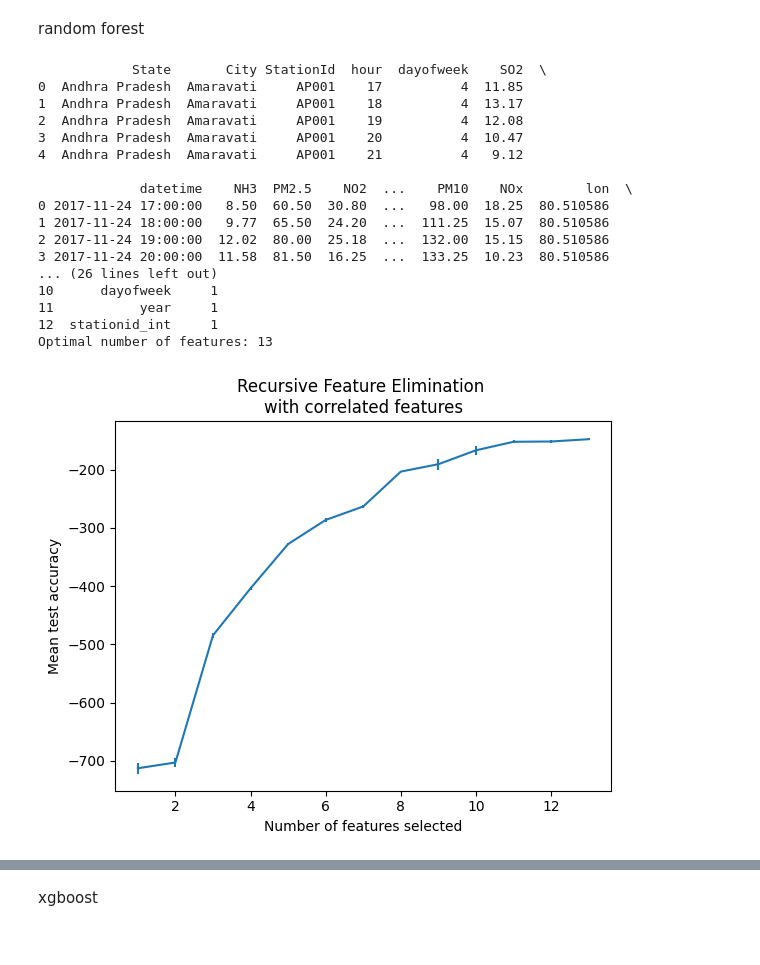
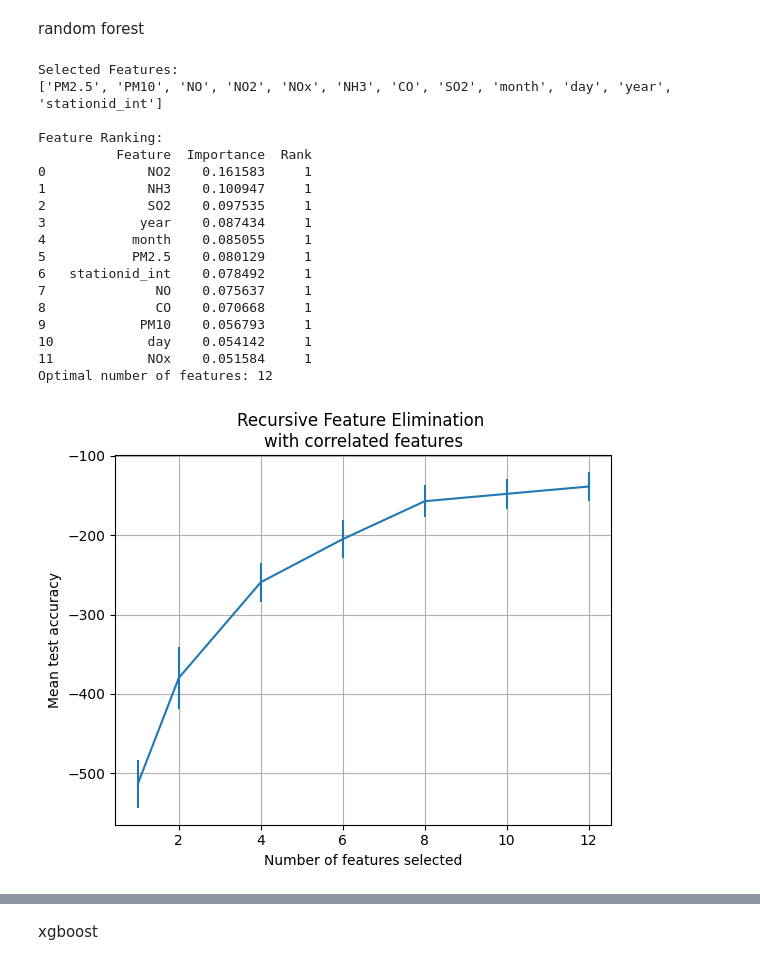
Before and after one commit to AlexRarinca/Air_Quality_Prediction, a Jupyter notebook: air_quality_all.ipynb, the cells around one changed output, grey strips where cells are left out. Drawn from its saved outputs; the diff is of its cells as text; code cells hidden in the pictures.

```diff
--- a/air_quality_all.ipynb
+++ b/air_quality_all.ipynb
@@ -39,17 +39,20 @@ from sklearn import preprocessing
 Reading in data
 # %%
 # Loading the dataset
-df = pd.read_csv('India_complete.csv', low_memory=False)
+df = pd.read_csv('India_complete_day.csv', low_memory=False)
 
 # Parse datetime
 df['datetime'] = pd.to_datetime(df['datetime'])
 
 # Extract useful time features
-df['hour'] = df['datetime'].dt.hour
+#df['hour'] = df['datetime'].dt.hour
 df['month'] = df['datetime'].dt.month
 df['day'] = df['datetime'].dt.day
 df['dayofweek'] = df['datetime'].dt.dayofweek
-df['year'] = df['datetime'].dt.year - df['datetime'].dt.year.min()
+df['year'] = df['datetime'].dt.year
+# convert StationId to integer labels
+df['stationid_int'], uniques = pd.factorize(df['StationId'])
+
 
 # Displaying the first few rows of the dataframe
 print(df.head())
@@ -827,6 +869,7 @@ def recursive_feature_elimination_forest(X_train, y_train):
     min_features_to_select = 1  # Minimum number of features to consider
     clf = RandomForestRegressor(
             n_estimators=100,
+            n_jobs=-1
     )
 
     rfecv = RFECV(
@@ -834,64 +877,71 @@ def recursive_feature_elimination_forest(X_train, y_train):
         step=1,
         scoring='neg_mean_squared_error',
         min_features_to_select=min_features_to_select,
-        n_jobs=2,
+        cv=KFold(5, shuffle=True, random_state=42),
+        n_jobs=-1,
         verbose = 1
     )
     rfecv.fit(X_train, y_train)
 
-    feature_names = X_train.columns  # assuming X_train is a DataFrame
+
+    # Extract selected & ranked features
+    feature_names = X_train.columns
     selected_features = feature_names[rfecv.support_]
+    feature_importances = rfecv.estimator_.feature_importances_
     ranked_features = pd.DataFrame({
         "Feature": feature_names,
+        "Importance": feature_importances,
         "Rank": rfecv.ranking_
-    }).sort_values("Rank")
+    }).sort_values("Importance", ascending=False).reset_index(drop=True)
+
 
     print("\nSelected Features:")
     print(selected_features.tolist())
 
     print("\nFeature Ranking:")
     print(ranked_features)
 
 
     print(f"Optimal number of features: {rfecv.n_features_}")
 
     data = {
         key: value
         for key, value in rfecv.cv_results_.items()
         if key in ["n_features", "mean_test_score", "std_test_score"]
     }
     cv_results = pd.DataFrame(data)
     plt.figure()
     plt.xlabel("Number of features selected")
     plt.ylabel("Mean test accuracy")
     plt.errorbar(
         x=cv_results["n_features"],
         y=cv_results["mean_test_score"],
         yerr=cv_results["std_test_score"],
     )
     plt.title("Recursive Feature Elimination \nwith correlated features")
+    plt.grid()
     plt.show()
 
     return selected_features, ranked_features
 
-print(subset_df.head())
 selected, ranked = recursive_feature_elimination_forest(X_train_sub, y_train_sub)
 # %% [output]
-            State       City StationId  hour  dayofweek    SO2  \
-0  Andhra Pradesh  Amaravati     AP001    17          4  11.85
-1  Andhra Pradesh  Amaravati     AP001    18          4  13.17
-2  Andhra Pradesh  Amaravati     AP001    19          4  12.08
-3  Andhra Pradesh  Amaravati     AP001    20          4  10.47
-4  Andhra Pradesh  Amaravati     AP001    21          4   9.12
+Selected Features:
+['PM2.5', 'PM10', 'NO', 'NO2', 'NOx', 'NH3', 'CO', 'SO2', 'month', 'day', 'year', 'stationid_int']
 
-             datetime    NH3  PM2.5    NO2  ...    PM10    NOx        lon  \
-0 2017-11-24 17:00:00   8.50  60.50  30.80  ...   98.00  18.25  80.510586
-1 2017-11-24 18:00:00   9.77  65.50  24.20  ...  111.25  15.07  80.510586
-2 2017-11-24 19:00:00  12.02  80.00  25.18  ...  132.00  15.15  80.510586
-3 2017-11-24 20:00:00  11.58  81.50  16.25  ...  133.25  10.23  80.510586
-... (26 lines left out)
-10      dayofweek     1
-11           year     1
-12  stationid_int     1
-Optimal number of features: 13
+Feature Ranking:
+          Feature  Importance  Rank
+0             NO2    0.161583     1
+1             NH3    0.100947     1
+2             SO2    0.097535     1
+3            year    0.087434     1
+4           month    0.085055     1
+5           PM2.5    0.080129     1
+6   stationid_int    0.078492     1
+7              NO    0.075637     1
+8              CO    0.070668     1
+9            PM10    0.056793     1
+10            day    0.054142     1
+11            NOx    0.051584     1
+Optimal number of features: 12
-[figure, old version]
+[figure, new version]
```
Also changed, not shown: parts of 23 cells of this notebook.
